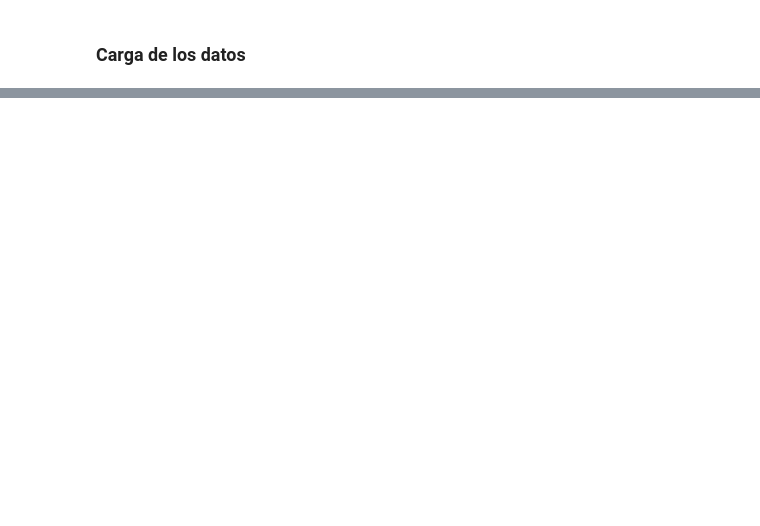
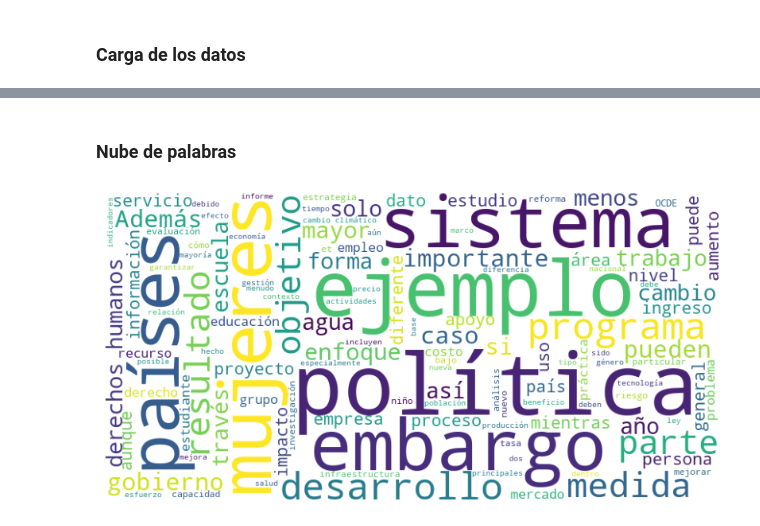
Before and after one commit to Largnaster/maia_nsml_micro-project-two, a Jupyter notebook: Microproyecto_2.ipynb, the cells around one changed output, grey strips where cells are left out. Cells and saved outputs as stored; diff of their text form; code cells hidden in the pictures; blank space fills up the shorter version.

```diff
--- a/Microproyecto_2.ipynb
+++ b/Microproyecto_2.ipynb
@@ -120,0 +157,10 @@ raw_data.head()
+# %%
+raw_data = raw_data.reset_index(drop=True)
+
+X = raw_data['textos']
+y = raw_data['ODS']
+
+print("X shape:", X.shape)
+print("X:", X.head())
+print("y shape:", y.shape)
+print("y:", y.head())
@@ -120,0 +184,5 @@ raw_data.head()
+# %%
+X_train, X_test, y_train, y_test = train_test_split(X, y, test_size=0.2, random_state=STATE)
+
+print("X_train shape:", X_train.shape)
+print("X_test shape:", X_test.shape)
@@ -120,0 +198,4 @@ raw_data.head()
+# %%
+tokenizer = RegexpTokenizer(r'\w+')
+tokenized = X_train.apply(lambda x: tokenizer.tokenize(x))
+tokenized
@@ -120,0 +219,4 @@ raw_data.head()
+# %%
+es_stopwords = stopwords.words('spanish')
+no_stopwords = tokenized.apply(lambda x: [word for word in x if word.lower() not in es_stopwords])
+no_stopwords
@@ -120,0 +236,19 @@ raw_data.head()
+# %% [markdown]
+### Nube de palabras
+# %%
+wc_text = ' '.join(word for text in no_stopwords for word in text)
+
+wordcloud = WordCloud(
+        width=800,
+        height=400,
+        background_color='white',
+        min_font_size=10,
+        max_font_size=110
+    ).generate(wc_text)
+
+plt.figure(figsize=(10, 10))
+plt.imshow(wordcloud)
+plt.axis('off')
+plt.show()
+# %% [output]
+[figure, added]
```
Also changed, not shown: parts of 41 cells of this notebook.
